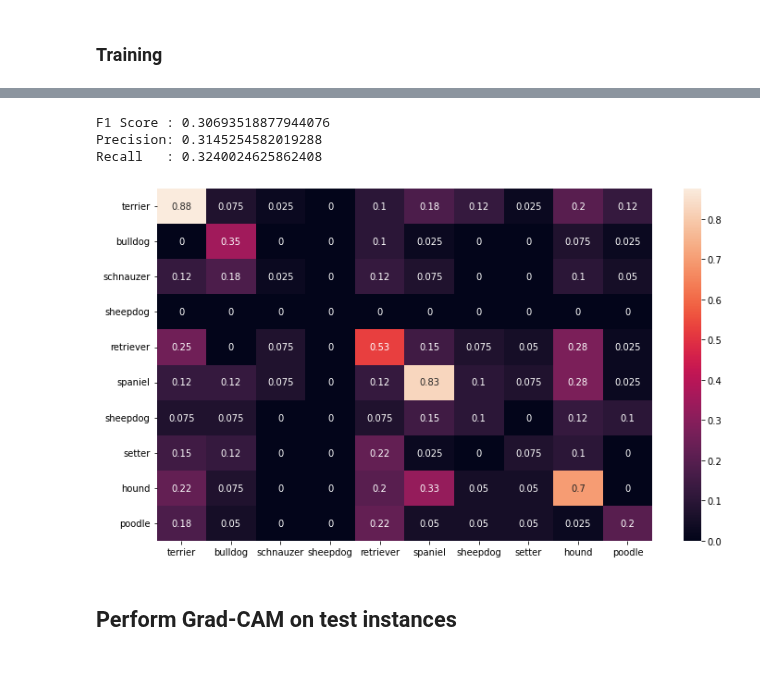
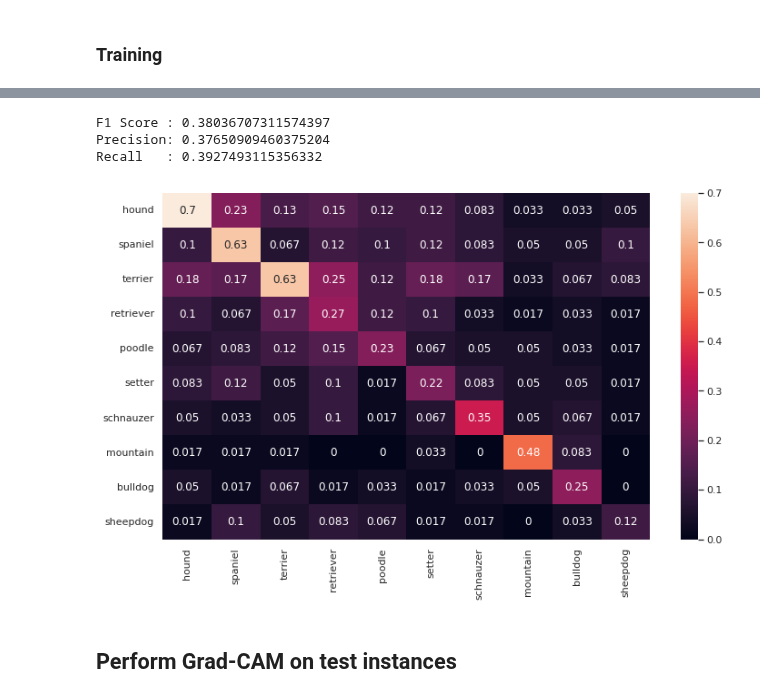
Before and after one commit to Chen-Yiyang/cs4243_project, a Jupyter notebook: 3_baseline_cnn.ipynb, the cells around one changed output, grey strips where cells are left out. Cells and saved outputs as stored; diff of their text form; code cells hidden in the pictures; blank space fills up the shorter version.

```diff
--- a/3_baseline_cnn.ipynb
+++ b/3_baseline_cnn.ipynb
@@ -227,13 +293,18 @@ accuracy, pred_y, true_y = eval_test_accuracy(net, (test_x, test_y), (3, 64, 64)
 # %%
-from utils import show_confusion_matrix, show_eval_metrics
+from utils import load_checkpoint, eval_test_accuracy, show_confusion_matrix, show_eval_metrics
+
+net = VGGConv2d().to(device)
+load_checkpoint(net, "b1c766b4") # to be manually updated
+
+accuracy, pred_y, true_y = eval_test_accuracy(net, (test_x, test_y), (3, 64, 64))
 
 show_confusion_matrix(pred_y, true_y)
 show_eval_metrics(pred_y, true_y)
 # %% [output]
-F1 Score : 0.30693518877944076
-Precision: 0.3145254582019288
-Recall   : 0.3240024625862408
+F1 Score : 0.38036707311574397
+Precision: 0.37650909460375204
+Recall   : 0.3927493115356332
-[figure, old version]
+[figure, new version]
 # %% [markdown]
 ## Perform Grad-CAM on test instances
 # %%
```
Also changed, not shown: parts of 11 cells of this notebook, 4 other files.
